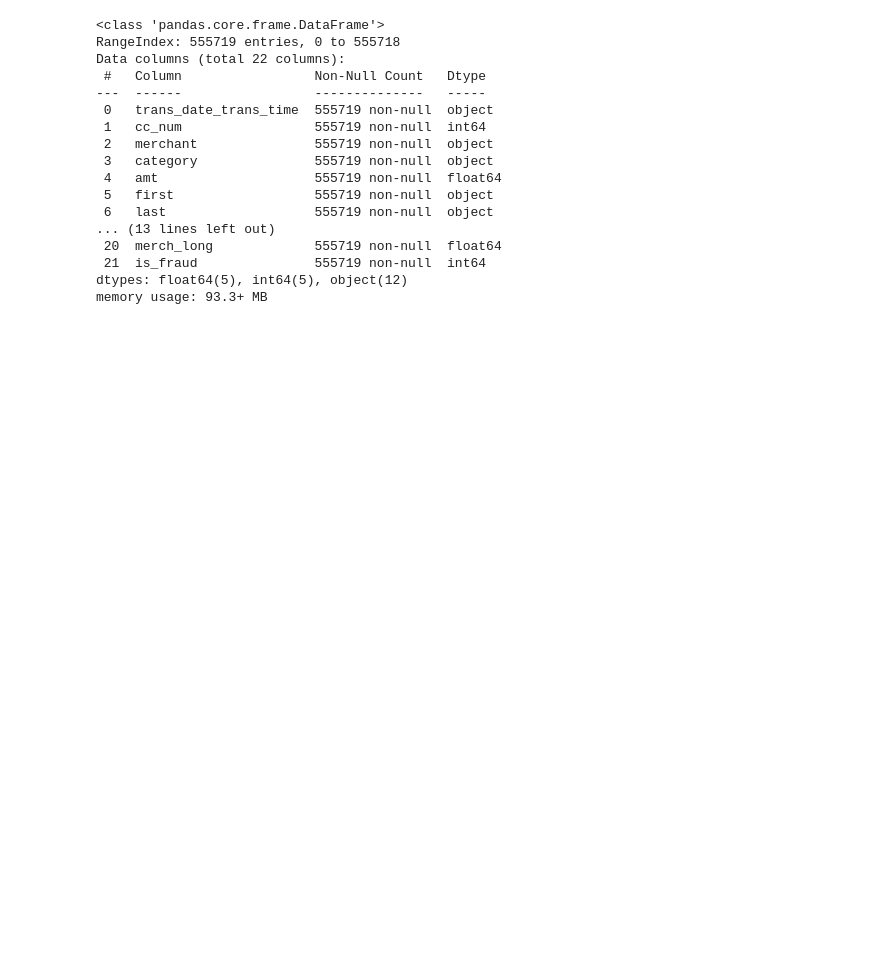
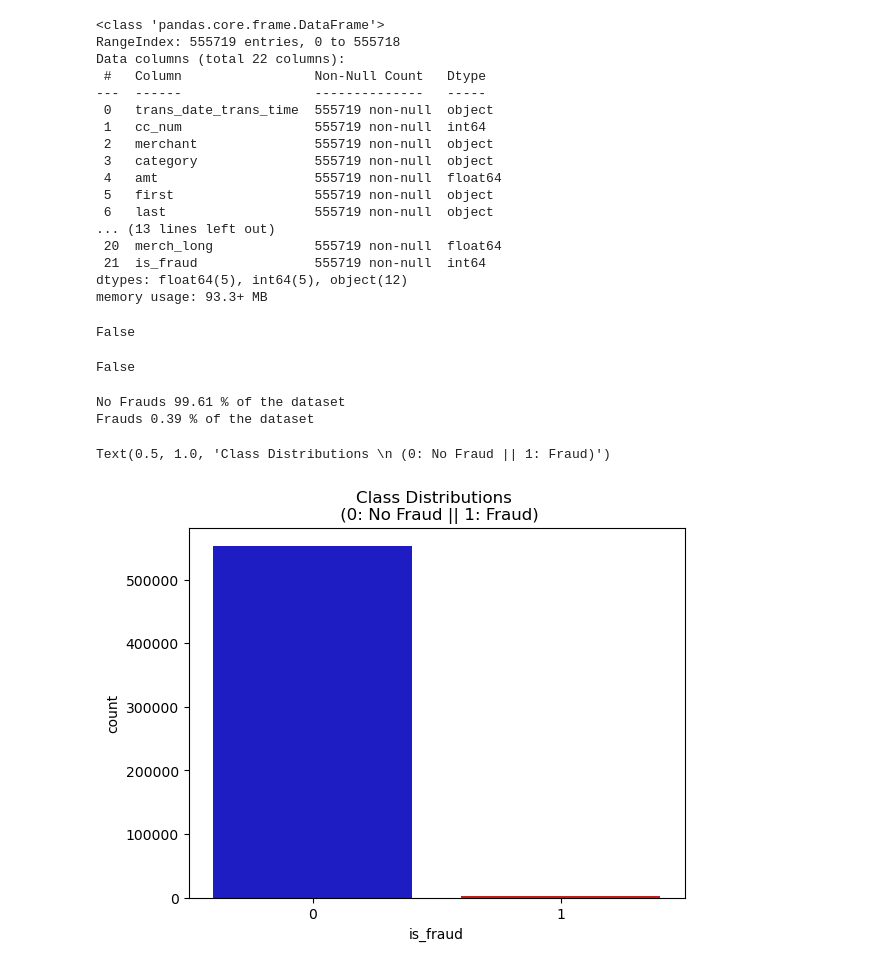
Before and after one commit to thanhdcng/detect-fraudulent-credit-card-transactions, a Jupyter notebook: notebooks/EDA_and_Preprocessing.ipynb, the cells around one changed output. Drawn from its saved outputs; the diff is of its cells as text; code cells hidden in the pictures; blank space fills up the shorter version.

```diff
--- a/notebooks/EDA_and_Preprocessing.ipynb
+++ b/notebooks/EDA_and_Preprocessing.ipynb
@@ -52,3 +65,27 @@ Data columns (total 22 columns):
  21  is_fraud               555719 non-null  int64
 dtypes: float64(5), int64(5), object(12)
 memory usage: 93.3+ MB
+# %%
+# checking for null values
+df.isnull().sum().any()
+# %% [output]
+False
+# %%
+# checking for duplicates
+df.duplicated().any()
+# %% [output]
+False
+# %%
+# Checking for data imbalance
+print('No Frauds', round(df['is_fraud'].value_counts()[0]/len(df) * 100,2), '% of the dataset')
+print('Frauds', round(df['is_fraud'].value_counts()[1]/len(df) * 100,2), '% of the dataset')
+
+# visualising the distribution
+colors = ["#0101DF", "#DF0101"]
+sns.countplot(x='is_fraud', data=df, palette=colors)
+plt.title('Class Distributions \n (0: No Fraud || 1: Fraud)', fontsize=12)
+# %% [output]
+No Frauds 99.61 % of the dataset
+Frauds 0.39 % of the dataset
+Text(0.5, 1.0, 'Class Distributions \n (0: No Fraud || 1: Fraud)')
+[figure, added]
```
Also changed, not shown: parts of 33 cells of this notebook.
